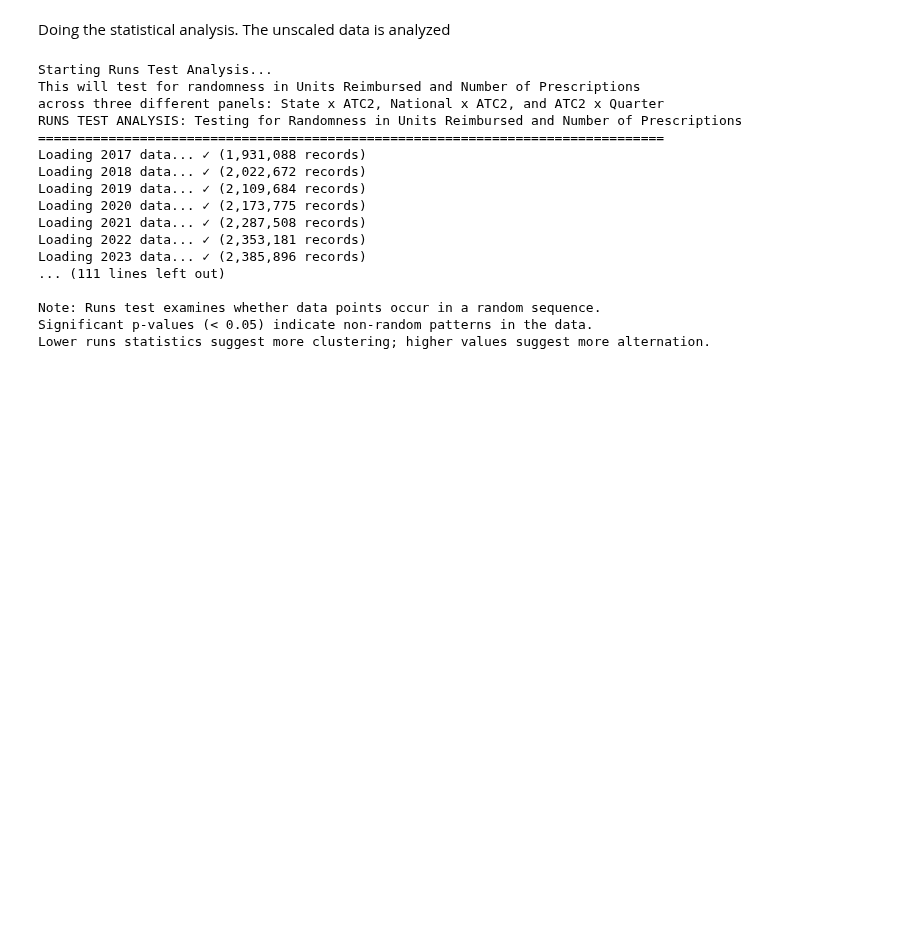
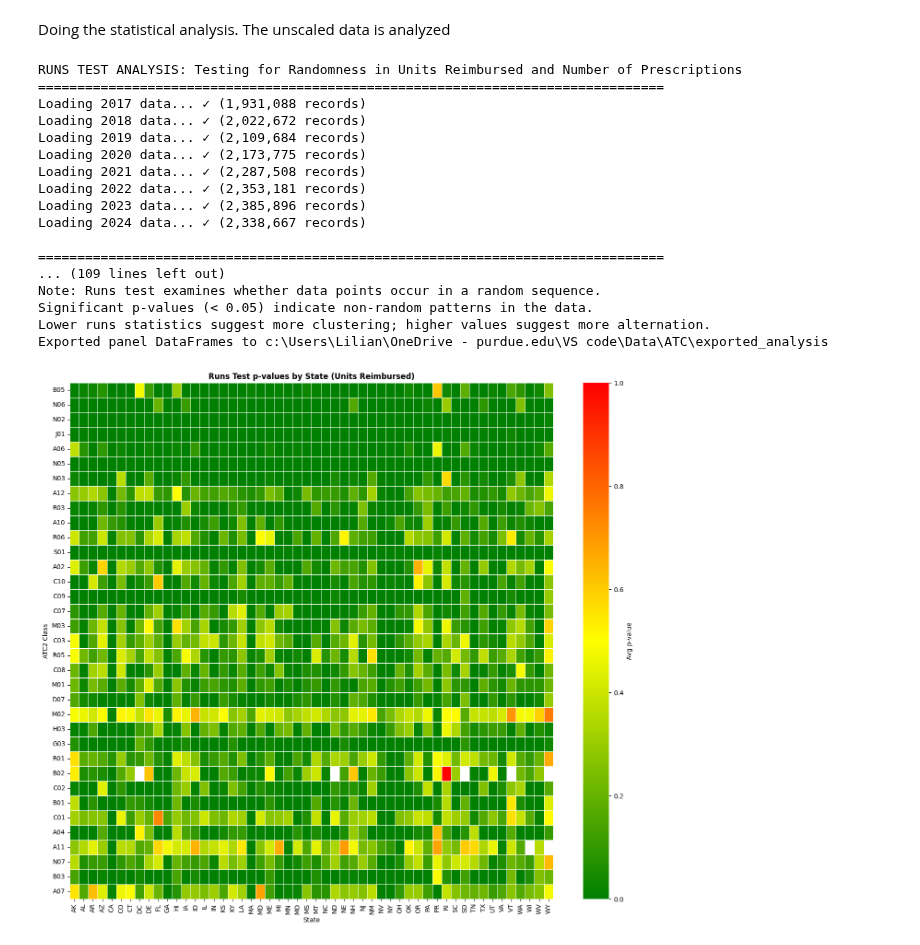
Before and after one commit to Lilianptr/DCMME, a Jupyter notebook: ATC/NDC_ATC_condensed.ipynb, the cells around one changed output. Saved outputs shown, nothing was run; the diff lists cells and outputs as text; code cells hidden in the pictures; blank space fills up the shorter version.

Commit message:
Adding a heatmap in order to have a better overview of the runstest

```diff
--- a/ATC/NDC_ATC_condensed.ipynb
+++ b/ATC/NDC_ATC_condensed.ipynb
@@ -2192,28 +2165,27 @@ class NDCATC_ind:  #Creating a new class to analyze correlations
 ## normality_results_national = NDCATC_ind.normality_tests(years_to_analyze, state_filter=None, include_log_transform=True)
 # %%
 
-# Perform runs test analysis across all three panels
-print("Starting Runs Test Analysis...")
-print("This will test for randomness in Units Reimbursed and Number of Prescriptions")
-print("across three different panels: State x ATC2, National x ATC2, and ATC2 x Quarter")
+# Run the three-panel correlation analysis
+# correlation_results = NDCATC_ind.correlation_look(years_list, min_records=25)
 
 # Uncomment the line below to run the analysis
-runs_results = NDCATC_ind.runs_test_analysis(years_list, min_records=25)
+runs_results = NDCATC_ind.runs_test_analysis(years_list, min_records=25, generate_heatmaps=True, export_results=True)
 # %% [output]
-Starting Runs Test Analysis...
-This will test for randomness in Units Reimbursed and Number of Prescriptions
-across three different panels: State x ATC2, National x ATC2, and ATC2 x Quarter
 RUNS TEST ANALYSIS: Testing for Randomness in Units Reimbursed and Number of Prescriptions
 ================================================================================
 Loading 2017 data... ✓ (1,931,088 records)
 Loading 2018 data... ✓ (2,022,672 records)
 Loading 2019 data... ✓ (2,109,684 records)
 Loading 2020 data... ✓ (2,173,775 records)
 Loading 2021 data... ✓ (2,287,508 records)
 Loading 2022 data... ✓ (2,353,181 records)
 Loading 2023 data... ✓ (2,385,896 records)
-... (111 lines left out)
+Loading 2024 data... ✓ (2,338,667 records)
 
+================================================================================
+... (109 lines left out)
 Note: Runs test examines whether data points occur in a random sequence.
 Significant p-values (< 0.05) indicate non-random patterns in the data.
 Lower runs statistics suggest more clustering; higher values suggest more alternation.
+Exported panel DataFrames to c:\Users\Lilian\OneDrive - purdue.edu\VS code\Data\ATC\exported_analysis
+[figure, added]
```
Also changed, not shown: parts of 4 cells of this notebook, 3 other files.
